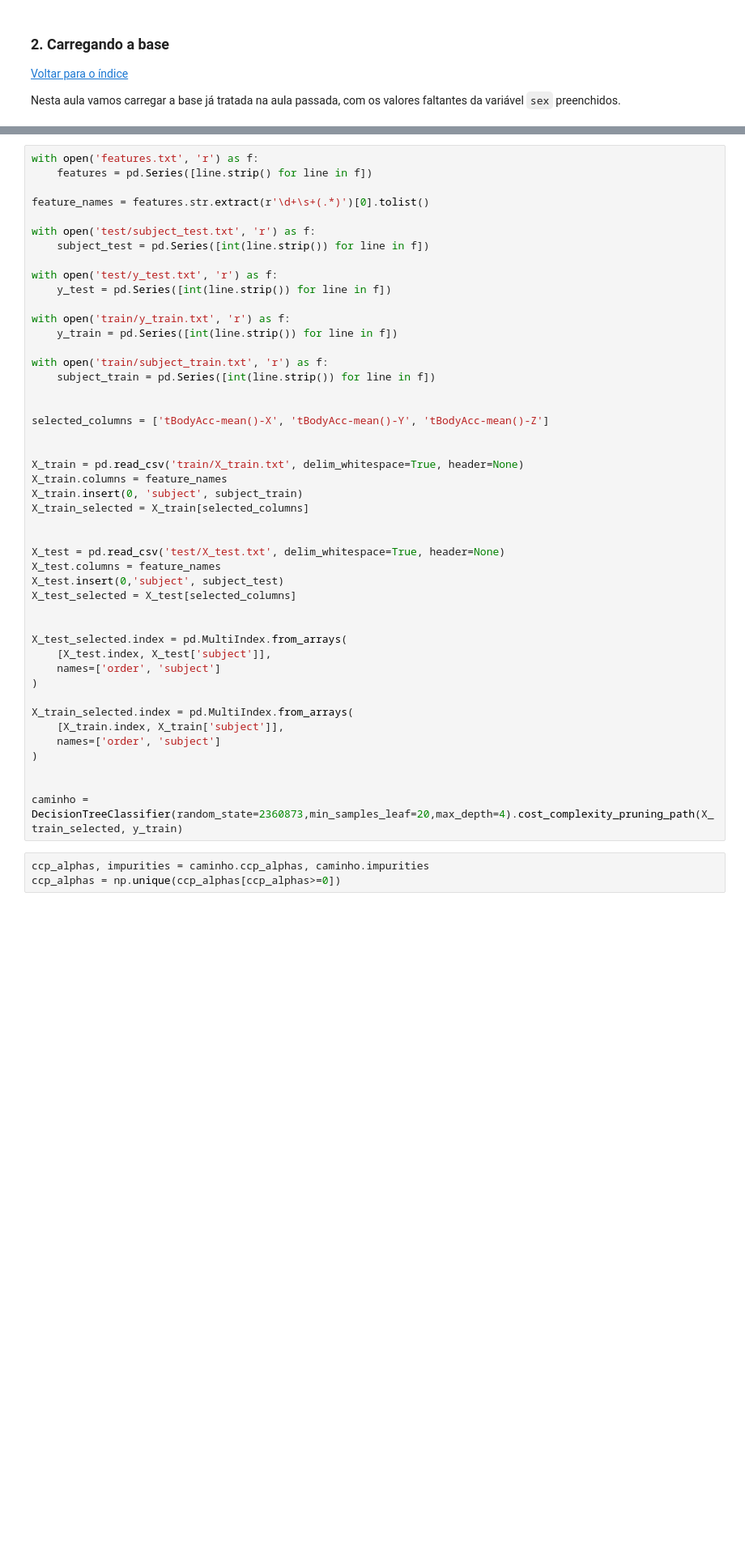
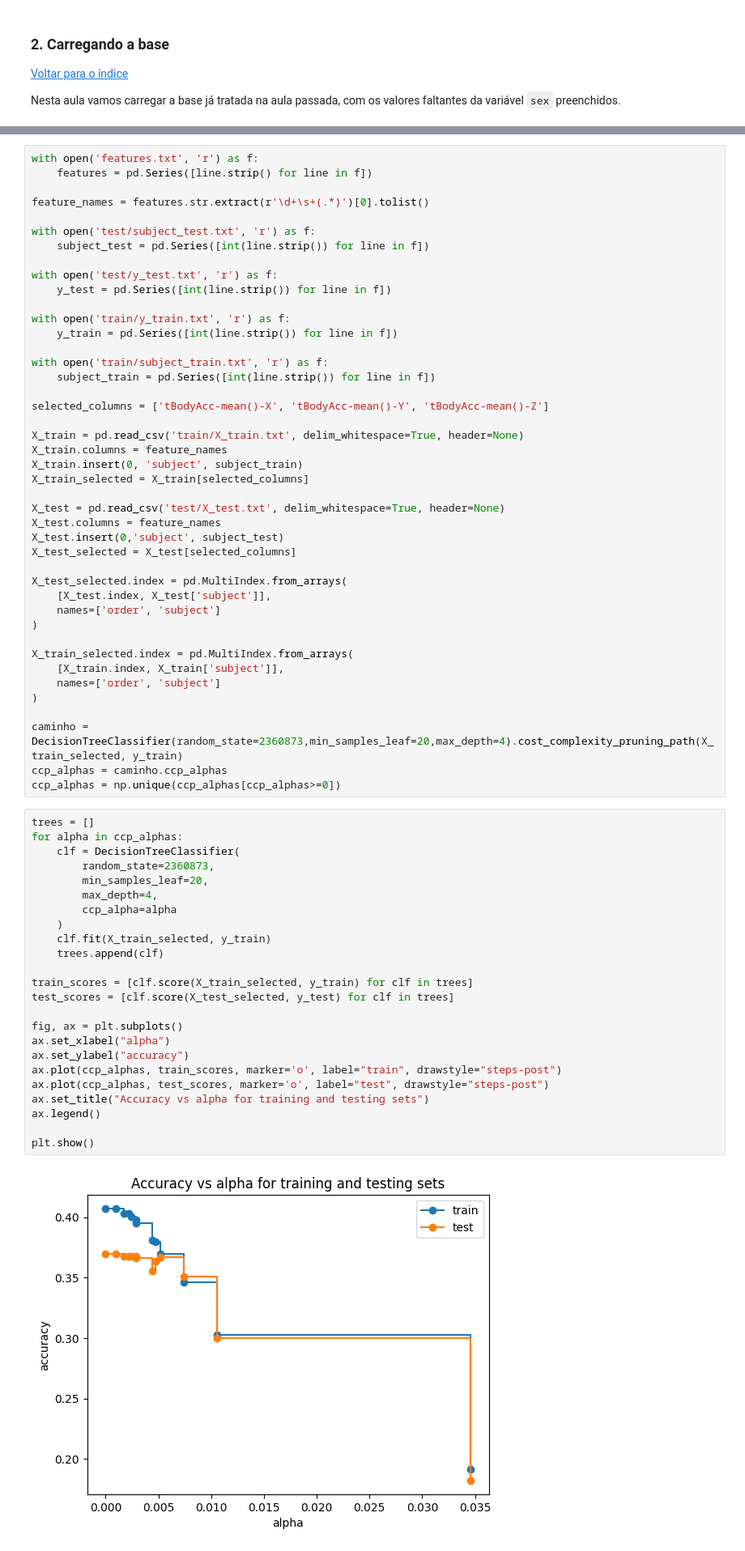
Before and after one commit to vini547/volta-zero, a Jupyter notebook: UCI HAR Dataset/Profissão Cientista de Dados M17 - Pratique 3.ipynb, the cells around one changed output, grey strips where cells are left out. Shown at 81% size. Cells and saved outputs as stored; diff of their text form; blank space fills up the shorter version.

```diff
--- a/UCI HAR Dataset/Profissão Cientista de Dados M17 - Pratique 3.ipynb
+++ b/UCI HAR Dataset/Profissão Cientista de Dados M17 - Pratique 3.ipynb
@@ -54,21 +55,17 @@ with open('train/y_train.txt', 'r') as f:
 with open('train/subject_train.txt', 'r') as f:
     subject_train = pd.Series([int(line.strip()) for line in f])
 
-
 selected_columns = ['tBodyAcc-mean()-X', 'tBodyAcc-mean()-Y', 'tBodyAcc-mean()-Z']
-
 
 X_train = pd.read_csv('train/X_train.txt', delim_whitespace=True, header=None)
 X_train.columns = feature_names
 X_train.insert(0, 'subject', subject_train)
 X_train_selected = X_train[selected_columns]
 
-
 X_test = pd.read_csv('test/X_test.txt', delim_whitespace=True, header=None)
 X_test.columns = feature_names
 X_test.insert(0,'subject', subject_test)
 X_test_selected = X_test[selected_columns]
-
 
 X_test_selected.index = pd.MultiIndex.from_arrays(
     [X_test.index, X_test['subject']],
@@ -80,8 +77,32 @@ X_train_selected.index = pd.MultiIndex.from_arrays(
     names=['order', 'subject']
 )
 
-
 caminho = DecisionTreeClassifier(random_state=2360873,min_samples_leaf=20,max_depth=4).cost_complexity_pruning_path(X_train_selected, y_train)
+ccp_alphas = caminho.ccp_alphas
+ccp_alphas = np.unique(ccp_alphas[ccp_alphas>=0])
-# %%
-ccp_alphas, impurities = caminho.ccp_alphas, caminho.impurities
-ccp_alphas = np.unique(ccp_alphas[ccp_alphas>=0])
+# %%
+trees = []
+for alpha in ccp_alphas:
+    clf = DecisionTreeClassifier(
+        random_state=2360873,
+        min_samples_leaf=20,
+        max_depth=4,
+        ccp_alpha=alpha
+    )
+    clf.fit(X_train_selected, y_train)
+    trees.append(clf)
+
+train_scores = [clf.score(X_train_selected, y_train) for clf in trees]
+test_scores = [clf.score(X_test_selected, y_test) for clf in trees]
+
+fig, ax = plt.subplots()
+ax.set_xlabel("alpha")
+ax.set_ylabel("accuracy")
+ax.plot(ccp_alphas, train_scores, marker='o', label="train", drawstyle="steps-post")
+ax.plot(ccp_alphas, test_scores, marker='o', label="test", drawstyle="steps-post")
+ax.set_title("Accuracy vs alpha for training and testing sets")
+ax.legend()
+
+plt.show()
+# %% [output]
+[figure, added]
```
Also changed, not shown: parts of 11 cells of this notebook.
